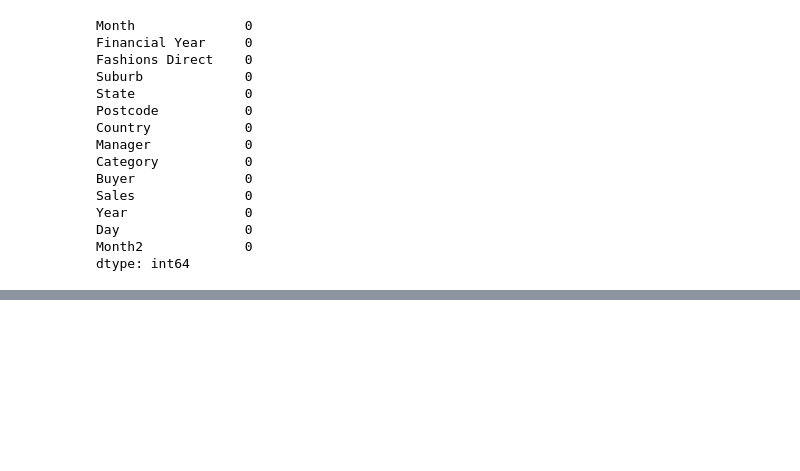
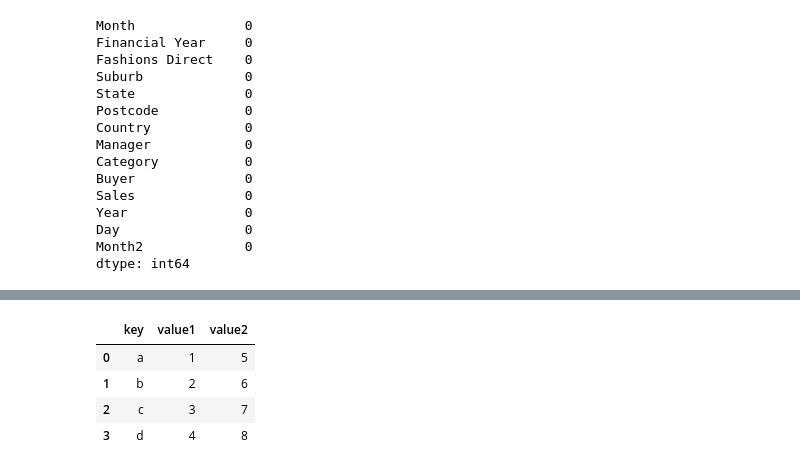
Before and after one commit to SabiahMdk/SabiahDAS, a Jupyter notebook: PYTHON/PYTHON DATA ANALYSIS/Data mnpln with pandas and numpy.ipynb, the cells around one changed output, grey strips where cells are left out. Drawn from its saved outputs; the diff is of its cells as text; code cells hidden in the pictures; blank space fills up the shorter version.

```diff
--- a/PYTHON/PYTHON DATA ANALYSIS/Data mnpln with pandas and numpy.ipynb
+++ b/PYTHON/PYTHON DATA ANALYSIS/Data mnpln with pandas and numpy.ipynb
@@ -183,0 +332,6 @@ dtype: int64
+# %%
+#### Merging and Joining Dataframes
+### Creating sample Dataframes
+
+df1 = pd.DataFrame({'key':['a','b','c','d'],'value1':[1,2,3,4]})
+df2 = pd.DataFrame({'key':['a','b','c','d'],'value2':[5,6,7,8]})
@@ -183,0 +354,9 @@ dtype: int64
+# %%
+### Merging Dataframe on the key column
+pd.merge(df1,df2,on="key",how="inner")
+# %% [output]
+|  | key | value1 | value2 |
+| 0 | a | 1 | 5 |
+| 1 | b | 2 | 6 |
+| 2 | c | 3 | 7 |
+| 3 | d | 4 | 8 |
```
Also changed, not shown: parts of 17 cells of this notebook, 3 other files.
